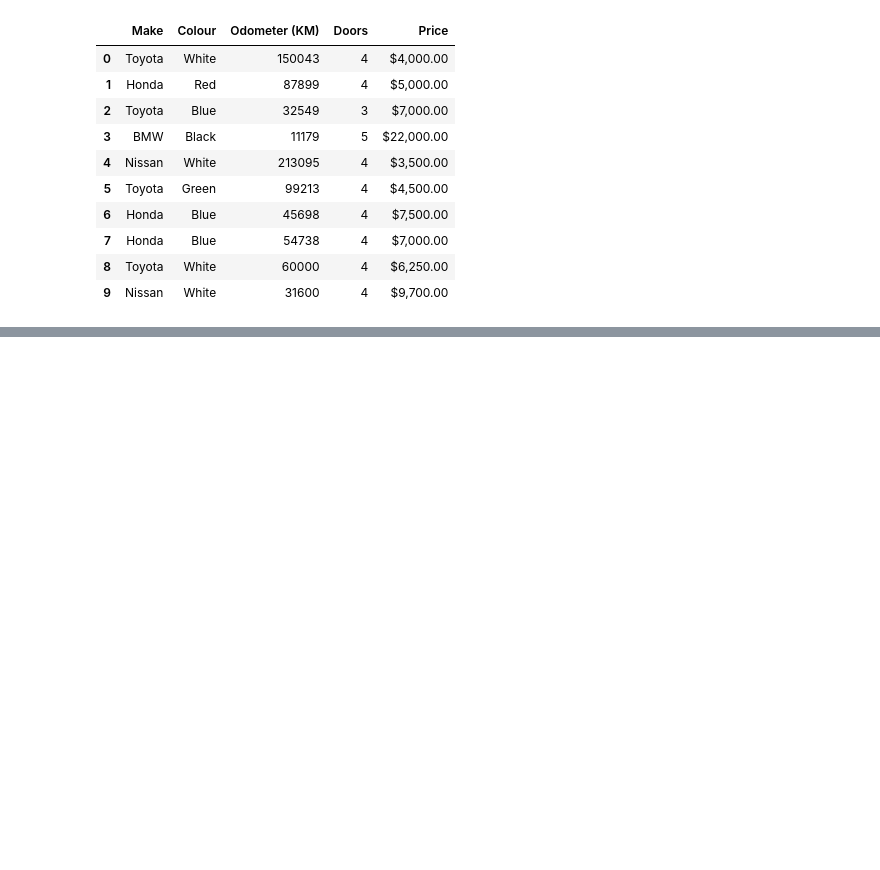
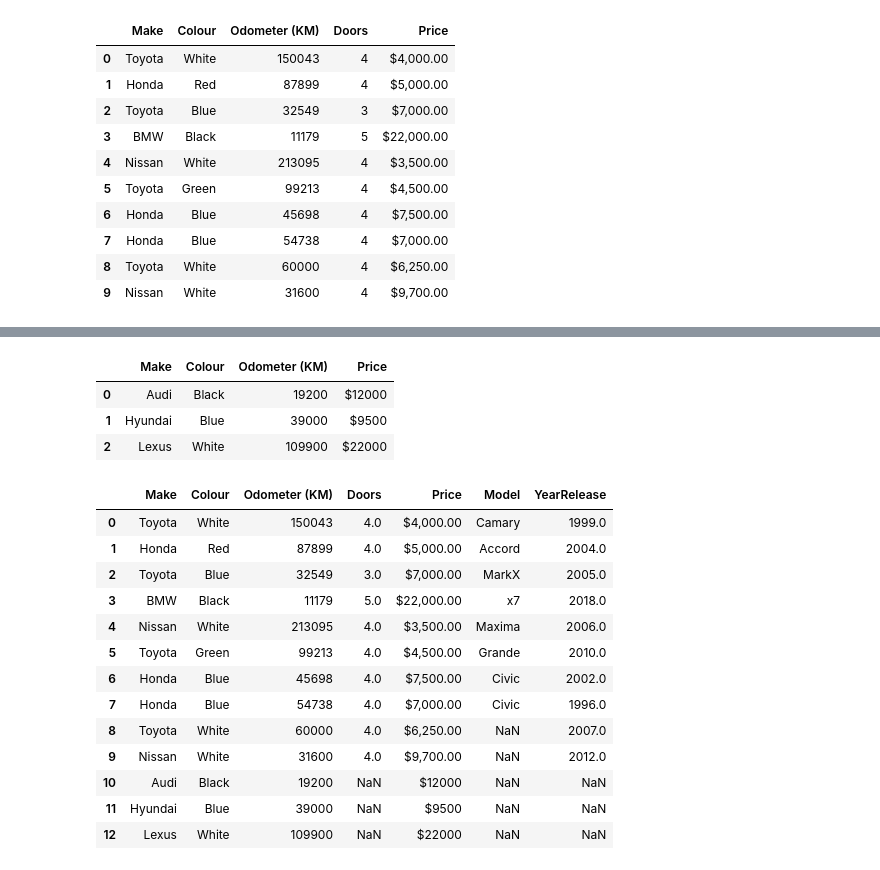
Before and after one commit to shoaibiqbalk/ml-practice, a Jupyter notebook: pandas/introduction-to-pandas.ipynb, the cells around one changed output, grey strips where cells are left out. Cells and saved outputs as stored; diff of their text form; code cells hidden in the pictures; blank space fills up the shorter version.

```diff
--- a/pandas/introduction-to-pandas.ipynb
+++ b/pandas/introduction-to-pandas.ipynb
@@ -431,0 +503,3 @@ car_sales[car_sales["Colour"] == "White"]
+# %%
+car_sales['Model'] = pd.Series(['Camary', 'Accord', 'MarkX', 'x7', 'Maxima', 'Grande', 'Civic', 'Civic'])
+car_sales
@@ -431,0 +518,3 @@ car_sales[car_sales["Colour"] == "White"]
+# %%
+car_sales['YearRelease'] = pd.Series([1999, 2004, 2005, 2018, 2006, 2010, 2002, 1996, 2007, 2012])
+car_sales
@@ -431,0 +535,2 @@ car_sales[car_sales["Colour"] == "White"]
+# %%
+car_sales.append({'Make': 'Mercedes', 'Colour': 'Black', 'Odometer (KM)':'28092', 'Doors': 4}, ignore_index=True)
@@ -431,0 +550,31 @@ car_sales[car_sales["Colour"] == "White"]
+# %%
+new_cars = {
+    'Make' : ['Audi', 'Hyundai', 'Lexus'],
+    'Colour' : ['Black', 'Blue', 'White'],
+    'Odometer (KM)' : [19200, 39000, 109900],
+    'Price' : ['$12000', '$9500', '$22000']
+}
+car2 = pd.DataFrame(new_cars)
+car2
+# %% [output]
+|  | Make | Colour | Odometer (KM) | Price |
+| 0 | Audi | Black | 19200 | $12000 |
+| 1 | Hyundai | Blue | 39000 | $9500 |
+| 2 | Lexus | White | 109900 | $22000 |
+# %%
+car_sales.append(car2, ignore_index = True)
+# %% [output]
+|  | Make | Colour | Odometer (KM) | Doors | Price | Model | YearRelease |
+| 0 | Toyota | White | 150043 | 4.0 | $4,000.00 | Camary | 1999.0 |
+| 1 | Honda | Red | 87899 | 4.0 | $5,000.00 | Accord | 2004.0 |
+| 2 | Toyota | Blue | 32549 | 3.0 | $7,000.00 | MarkX | 2005.0 |
+| 3 | BMW | Black | 11179 | 5.0 | $22,000.00 | x7 | 2018.0 |
+| 4 | Nissan | White | 213095 | 4.0 | $3,500.00 | Maxima | 2006.0 |
+| 5 | Toyota | Green | 99213 | 4.0 | $4,500.00 | Grande | 2010.0 |
+| 6 | Honda | Blue | 45698 | 4.0 | $7,500.00 | Civic | 2002.0 |
+| 7 | Honda | Blue | 54738 | 4.0 | $7,000.00 | Civic | 1996.0 |
+| 8 | Toyota | White | 60000 | 4.0 | $6,250.00 | NaN | 2007.0 |
+| 9 | Nissan | White | 31600 | 4.0 | $9,700.00 | NaN | 2012.0 |
+| 10 | Audi | Black | 19200 | NaN | $12000 | NaN | NaN |
+| 11 | Hyundai | Blue | 39000 | NaN | $9500 | NaN | NaN |
+| 12 | Lexus | White | 109900 | NaN | $22000 | NaN | NaN |
```
Also changed, not shown: parts of 39 cells of this notebook.
